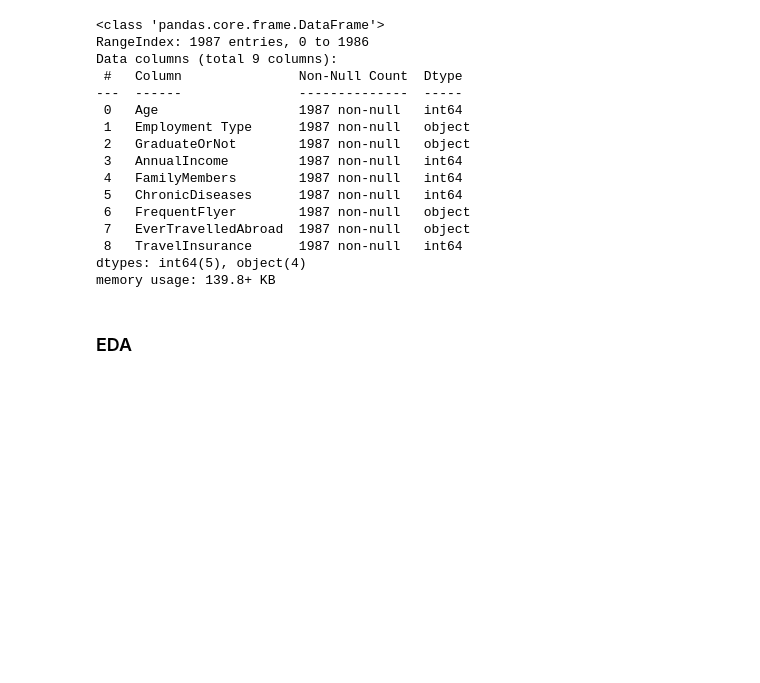
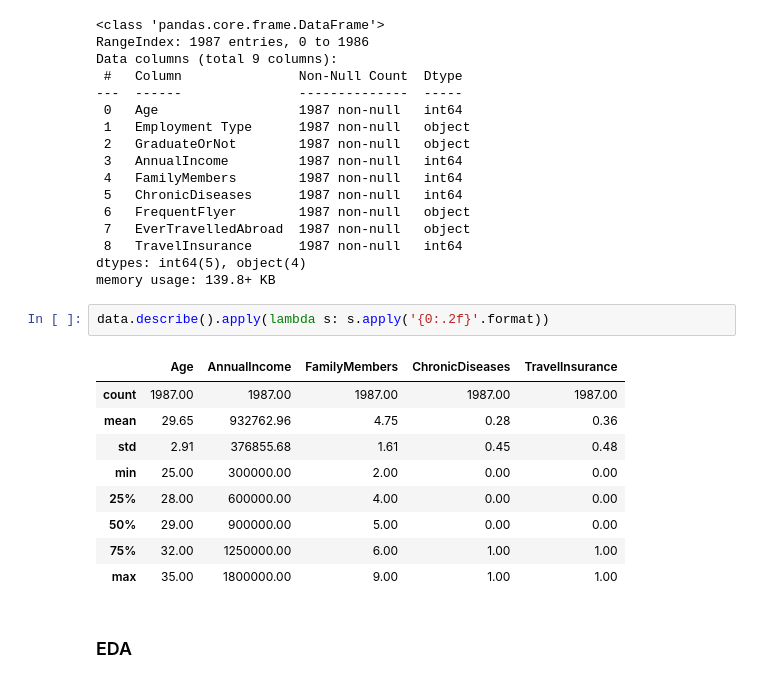
Before and after one commit to sidharth-ds/Travel-insurance-prediction-project, a Jupyter notebook: Travel_Insurance_prediction.ipynb, the cells around one changed output. Cells and saved outputs as stored; diff of their text form; blank space fills up the shorter version.

```diff
--- a/Travel_Insurance_prediction.ipynb
+++ b/Travel_Insurance_prediction.ipynb
@@ -54,6 +54,18 @@ Data columns (total 9 columns):
  8   TravelInsurance      1987 non-null   int64
 dtypes: int64(5), object(4)
 memory usage: 139.8+ KB
+# %%
+data.describe().apply(lambda s: s.apply('{0:.2f}'.format))
+# %% [output]
+|  | Age | AnnualIncome | FamilyMembers | ChronicDiseases | TravelInsurance |
+| count | 1987.00 | 1987.00 | 1987.00 | 1987.00 | 1987.00 |
+| mean | 29.65 | 932762.96 | 4.75 | 0.28 | 0.36 |
+| std | 2.91 | 376855.68 | 1.61 | 0.45 | 0.48 |
+| min | 25.00 | 300000.00 | 2.00 | 0.00 | 0.00 |
+| 25% | 28.00 | 600000.00 | 4.00 | 0.00 | 0.00 |
+| 50% | 29.00 | 900000.00 | 5.00 | 0.00 | 0.00 |
+| 75% | 32.00 | 1250000.00 | 6.00 | 1.00 | 1.00 |
+| max | 35.00 | 1800000.00 | 9.00 | 1.00 | 1.00 |
 # %% [markdown]
 ### EDA
 # %% [markdown]
```
Also changed, not shown: parts of 11 cells of this notebook.
